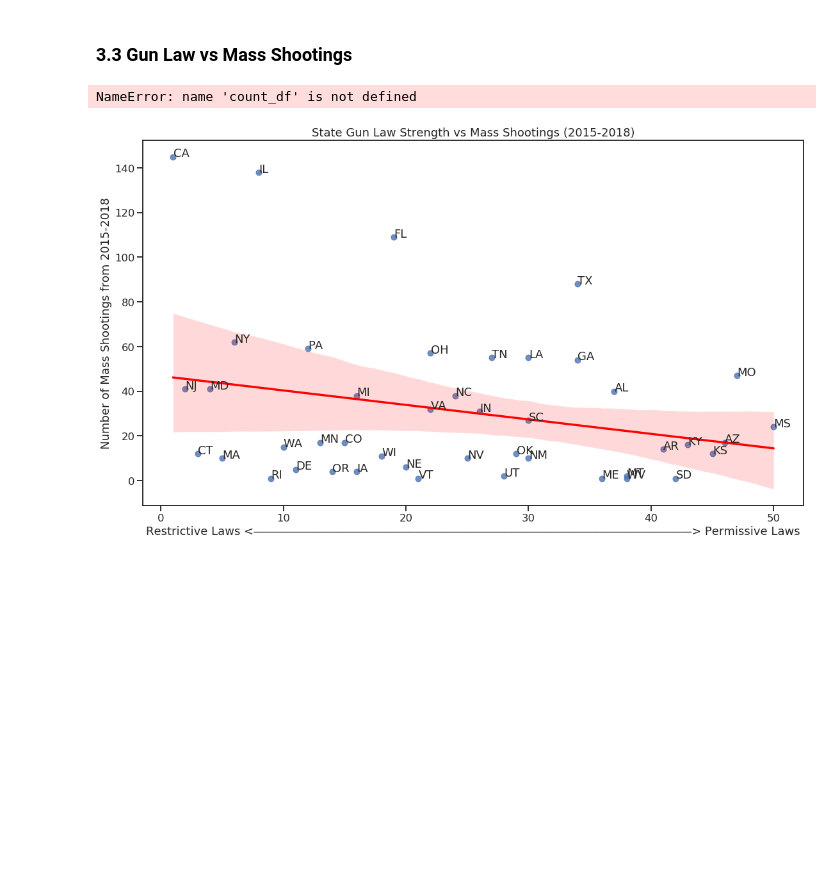
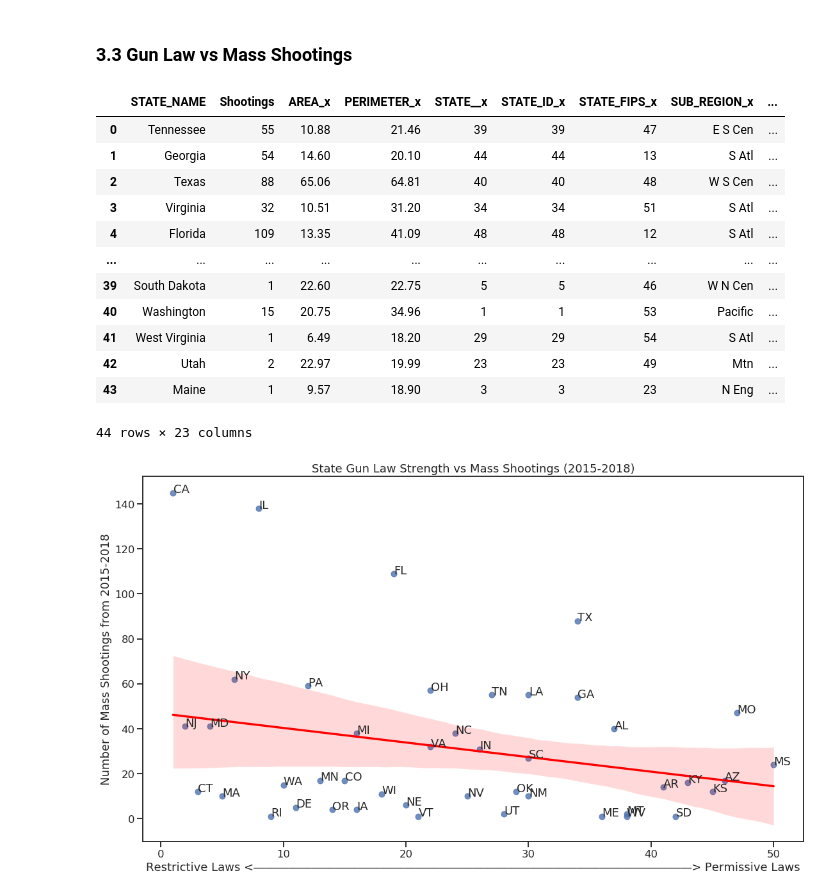
Before and after one commit to ngoduy1001/datascienceproject, a Jupyter notebook: COGS 108 Final Project .ipynb, the cells around one changed output. Cells and saved outputs as stored; diff of their text form; code cells hidden in the pictures; blank space fills up the shorter version.

```diff
--- a/COGS 108 Final Project .ipynb
+++ b/COGS 108 Final Project .ipynb
@@ -469,9 +621,21 @@ NameError: name 'gpd' is not defined
 # %%
 #Merge mass shootings df and gun law df
 df_scatter = count_df.merge(df_gunpolicy,on='STATE_NAME')
-# df_scatter
+df_scatter
 # %% [output]
+|  | STATE_NAME | Shootings | AREA_x | PERIMETER_x | STATE__x | STATE_ID_x | STATE_FIPS_x | SUB_REGION_x | ... |
+| 0 | Tennessee | 55 | 10.88 | 21.46 | 39 | 39 | 47 | E S Cen | ... |
+| 1 | Georgia | 54 | 14.60 | 20.10 | 44 | 44 | 13 | S Atl | ... |
+| 2 | Texas | 88 | 65.06 | 64.81 | 40 | 40 | 48 | W S Cen | ... |
+| 3 | Virginia | 32 | 10.51 | 31.20 | 34 | 34 | 51 | S Atl | ... |
+| 4 | Florida | 109 | 13.35 | 41.09 | 48 | 48 | 12 | S Atl | ... |
+| ... | ... | ... | ... | ... | ... | ... | ... | ... | ... |
+| 39 | South Dakota | 1 | 22.60 | 22.75 | 5 | 5 | 46 | W N Cen | ... |
+| 40 | Washington | 15 | 20.75 | 34.96 | 1 | 1 | 53 | Pacific | ... |
+| 41 | West Virginia | 1 | 6.49 | 18.20 | 29 | 29 | 54 | S Atl | ... |
+| 42 | Utah | 2 | 22.97 | 19.99 | 23 | 23 | 49 | Mtn | ... |
+| 43 | Maine | 1 | 9.57 | 18.90 | 3 | 3 | 23 | N Eng | ... |
-NameError: name 'count_df' is not defined
+44 rows × 23 columns
 # %%
 # df_scatter.plot.scatter(x='GUN LAW STRENGTH (RANKED)', y='Shootings')
 sns.set_style('ticks')
```
Also changed, not shown: parts of 40 cells of this notebook.
